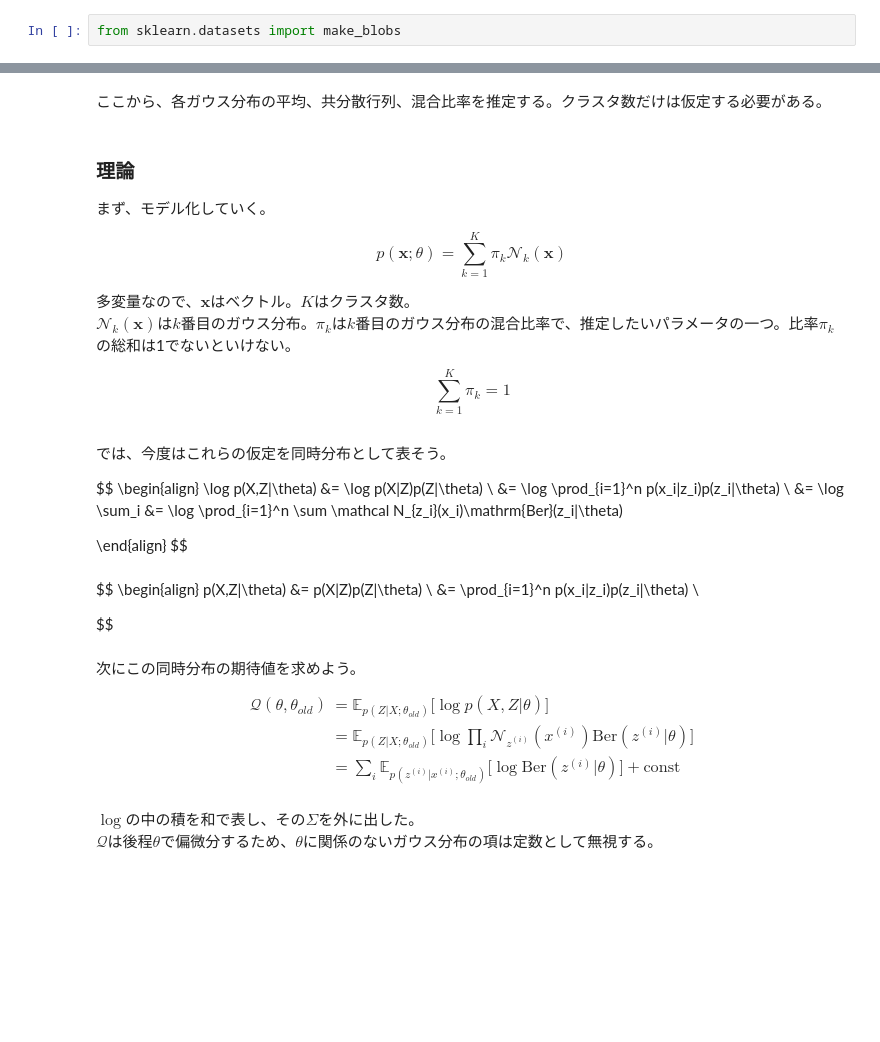
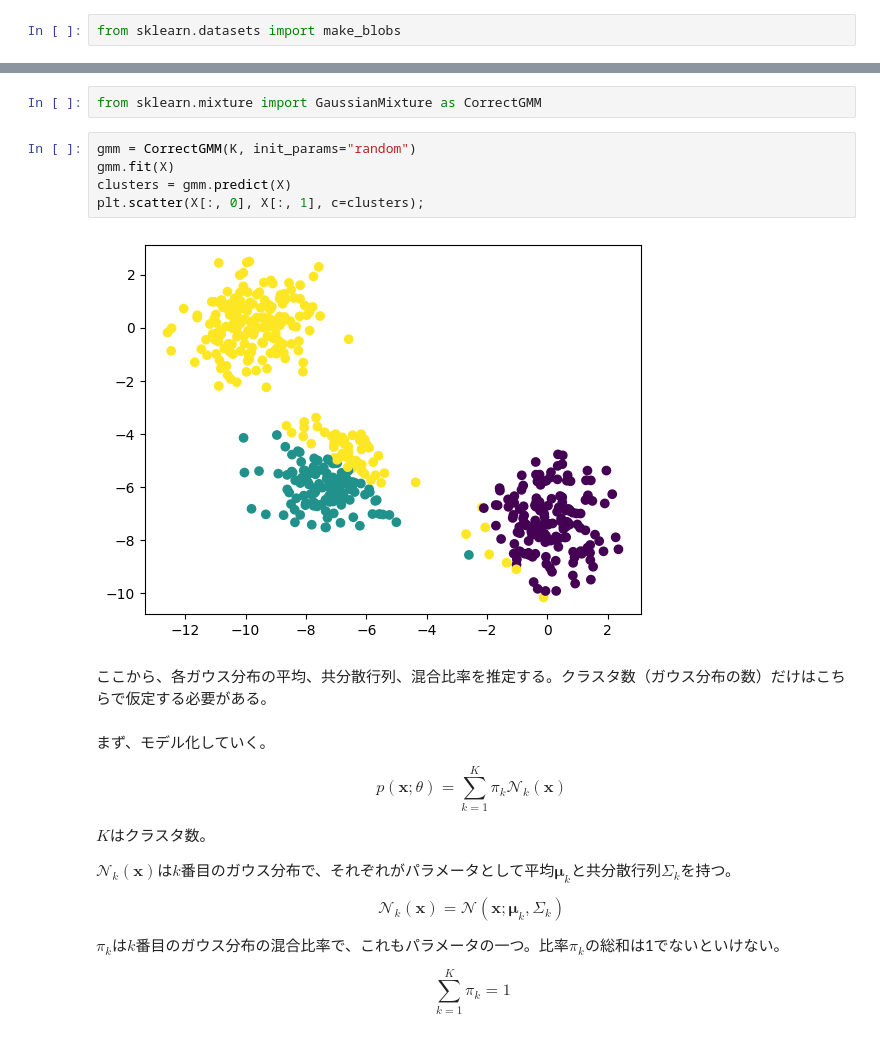
Before and after one commit to misya11p/probabilistic-models, a Jupyter notebook: em-algorithm.ipynb, the cells around one changed output, grey strips where cells are left out. Drawn from its saved outputs; the diff is of its cells as text; blank space fills up the shorter version.

```diff
--- a/em-algorithm.ipynb
+++ b/em-algorithm.ipynb
@@ -371,54 +512,31 @@ plt.scatter(X[:, 0], X[:, 1], c=y);
+# %%
+from sklearn.mixture import GaussianMixture as CorrectGMM
+# %%
+gmm = CorrectGMM(K, init_params="random")
+gmm.fit(X)
+clusters = gmm.predict(X)
+plt.scatter(X[:, 0], X[:, 1], c=clusters);
+# %% [output]
+[figure, added]
 # %% [markdown]
-ここから、各ガウス分布の平均、共分散行列、混合比率を推定する。クラスタ数だけは仮定する必要がある。
+ここから、各ガウス分布の平均、共分散行列、混合比率を推定する。クラスタ数（ガウス分布の数）だけはこちらで仮定する必要がある。
 # %% [markdown]
-### 理論
-
 まず、モデル化していく。
 
 $$
 p(\boldsymbol x;\theta) = \sum_{k=1}^K \pi_k \mathcal N_k(\boldsymbol x)
 $$
 
-多変量なので、$\boldsymbol x$はベクトル。$K$はクラスタ数。
-$\mathcal N_k(\boldsymbol x)$は$k$番目のガウス分布。$\pi_k$は$k$番目のガウス分布の混合比率で、推定したいパラメータの一つ。比率$\pi_k$の総和は1でないといけない。
+$K$はクラスタ数。
+
+$\mathcal N_k(\boldsymbol x)$は$k$番目のガウス分布で、それぞれがパラメータとして平均$\boldsymbol\mu_k$と共分散行列$\Sigma_k$を持つ。
+
+$$
+\mathcal N_k(\boldsymbol x) = \mathcal N(\boldsymbol x;\boldsymbol\mu_k, \Sigma_k)
+$$
+
+$\pi_k$は$k$番目のガウス分布の混合比率で、これもパラメータの一つ。比率$\pi_k$の総和は1でないといけない。
 
 $$
 \sum_{k=1}^K \pi_k = 1
 $$
-# %% [markdown]
-では、今度はこれらの仮定を同時分布として表そう。
-
-$$
-\begin{align}
-\log p(X,Z|\theta)
-    &= \log  p(X|Z)p(Z|\theta) \\
-    &= \log  \prod_{i=1}^n p(x_i|z_i)p(z_i|\theta) \\
-    &= \log  \sum_i
-    &= \log  \prod_{i=1}^n \sum
-    \mathcal N_{z_i}(x_i)\mathrm{Ber}(z_i|\theta)
-
-\end{align}
-$$
-# %% [markdown]
-$$
-\begin{align}
-p(X,Z|\theta)
-    &= p(X|Z)p(Z|\theta) \\
-    &= \prod_{i=1}^n p(x_i|z_i)p(z_i|\theta) \\
-
-
-$$
-# %% [markdown]
-次にこの同時分布の期待値を求めよう。
-
-$$
-\begin{align}
-\mathcal Q(\theta, \theta_{old})
-    &= \mathbb E_{p(Z|X;\theta_{old})}\big[\log p(X,Z|\theta)\big] \\
-    &= \mathbb E_{p(Z|X;\theta_{old})}\Big[\log\prod_i\mathcal N_{z^{(i)}}(x^{(i)})\text{Ber}(z^{(i)}|\theta)\Big] \\
-    &= \sum_i \mathbb E_{p(z^{(i)}|x^{(i)};\theta_{old})}\Big[\log \text{Ber}(z^{(i)}|\theta)\Big] + \text{const} \\
-\end{align}
-$$
-
-$\log$の中の積を和で表し、その$\Sigma$を外に出した。
-$\mathcal Q$は後程$\theta$で偏微分するため、$\theta$に関係のないガウス分布の項は定数として無視する。
```
Also changed, not shown: parts of 21 cells of this notebook.
